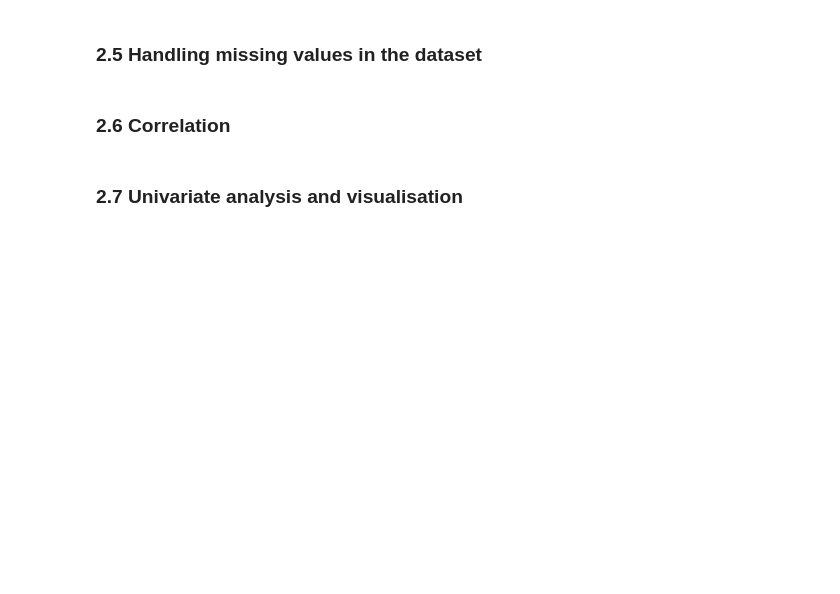
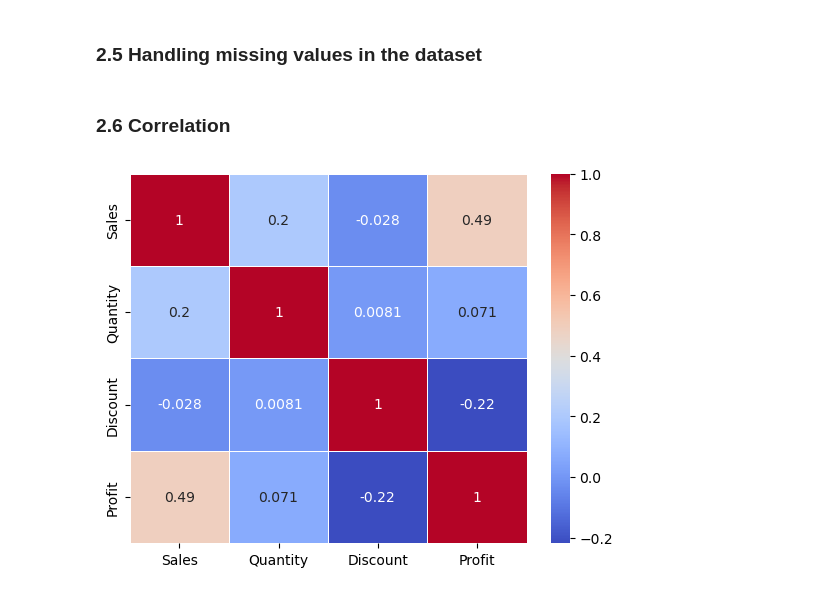
Before and after one commit to nareshwar/uhull-module-1, a Jupyter notebook: assignment_notebook/assignment_final.ipynb, the cells around one changed output. Drawn from its saved outputs; the diff is of its cells as text; code cells hidden in the pictures; blank space fills up the shorter version.

```diff
--- a/assignment_notebook/assignment_final.ipynb
+++ b/assignment_notebook/assignment_final.ipynb
@@ -433,8 +540,18 @@ ValueError: Cannot subset columns with a tuple with more than one element. Use a
 ### 2.5 Handling missing values in the dataset
 # %% [markdown]
 ### 2.6 Correlation
-# %% [markdown]
-### 2.7 Univariate analysis and visualisation
+# %%
+correlation_matrix = global_super_store_numerial_data.corr()
+correlation_matrix
+
+import seaborn as sns
+import matplotlib.pyplot as plt
+
+# Plot correlation matrix as heatmap
+sns.heatmap(correlation_matrix, annot=True, cmap='coolwarm', linewidths=0.5)
+plt.show()
+# %% [output]
+[figure, added]
 # %%
 columns_to_describe['Profit'] = columns_to_describe['Profit'].str.replace('"','')
 columns_to_describe['Profit'] = columns_to_describe['Profit'].fillna(0)
```
Also changed, not shown: parts of 9 cells of this notebook, 1 other file.
